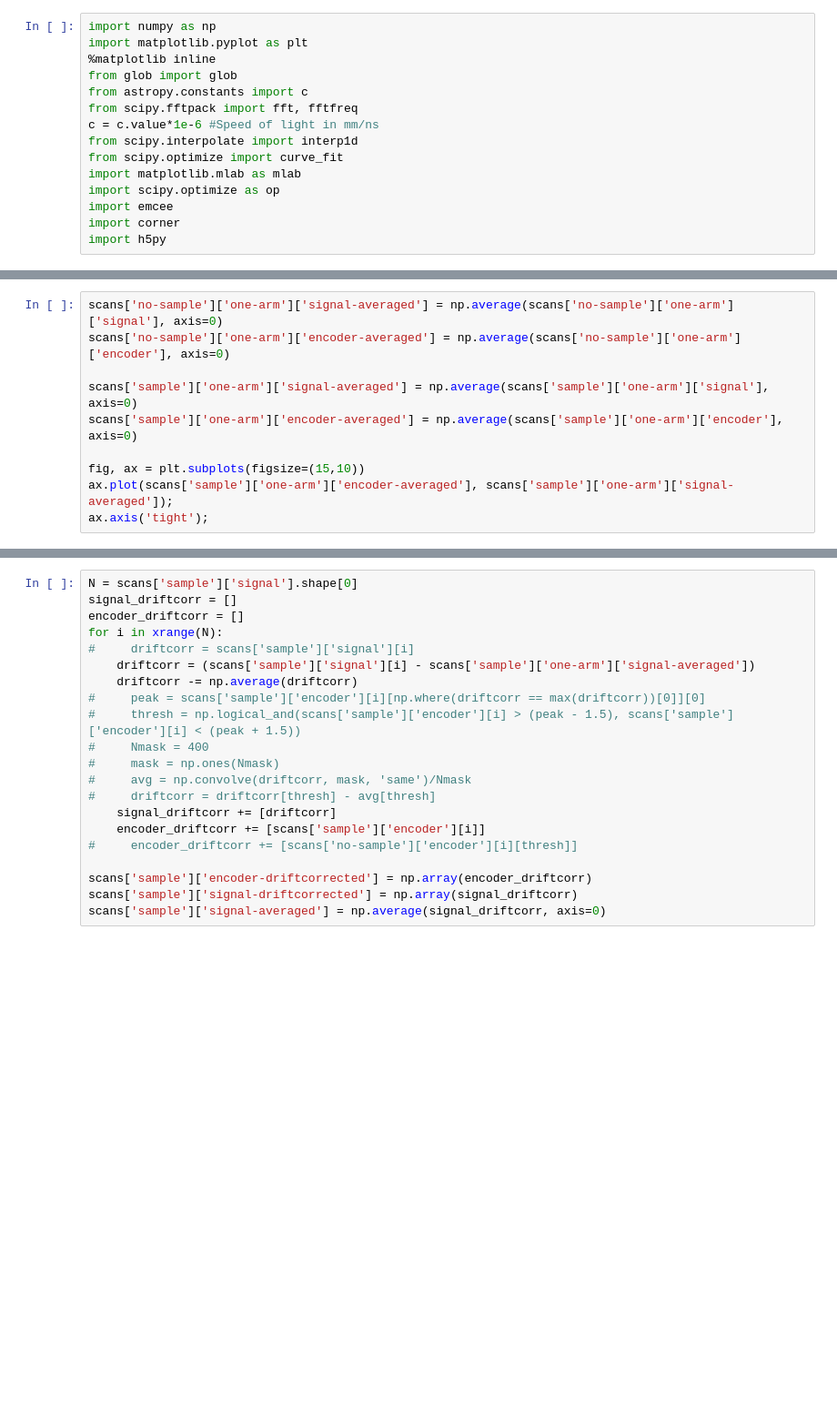
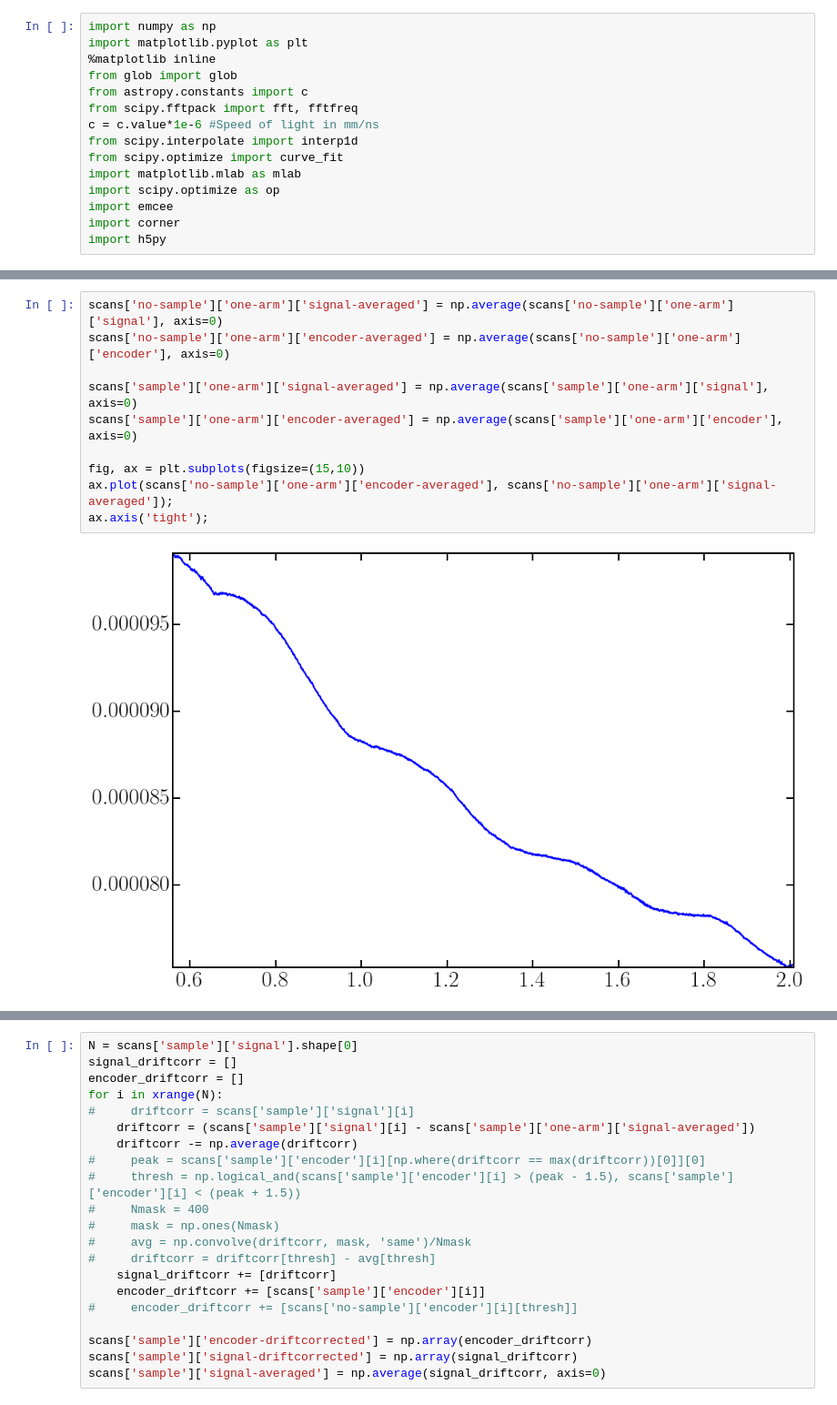
Before and after one commit to WanduiAlbert/MeshFilters, a Jupyter notebook: analysis/CombinedFTSPipelinePhaseCorrected.ipynb, the cells around one changed output, grey strips where cells are left out. Shown: that part at 91% size. Cells and saved outputs as stored; diff of their text form; blank space fills up the shorter version.

```diff
--- a/analysis/CombinedFTSPipelinePhaseCorrected.ipynb
+++ b/analysis/CombinedFTSPipelinePhaseCorrected.ipynb
@@ -60,13 +80,15 @@ plt.savefig(save_name + 'raw_interferogram.png')
 # %%
 scans['no-sample']['one-arm']['signal-averaged'] = np.average(scans['no-sample']['one-arm']['signal'], axis=0)
 scans['no-sample']['one-arm']['encoder-averaged'] = np.average(scans['no-sample']['one-arm']['encoder'], axis=0)
 
 scans['sample']['one-arm']['signal-averaged'] = np.average(scans['sample']['one-arm']['signal'], axis=0)
 scans['sample']['one-arm']['encoder-averaged'] = np.average(scans['sample']['one-arm']['encoder'], axis=0)
 
 fig, ax = plt.subplots(figsize=(15,10))
-ax.plot(scans['sample']['one-arm']['encoder-averaged'], scans['sample']['one-arm']['signal-averaged']);
+ax.plot(scans['no-sample']['one-arm']['encoder-averaged'], scans['no-sample']['one-arm']['signal-averaged']);
 ax.axis('tight');
+# %% [output]
+[figure, added]
 # %%
 N = scans['no-sample']['signal'].shape[0]
 print scans['no-sample']['signal'].shape[1]
```
Also changed, not shown: parts of 23 cells of this notebook, 12 other files.
